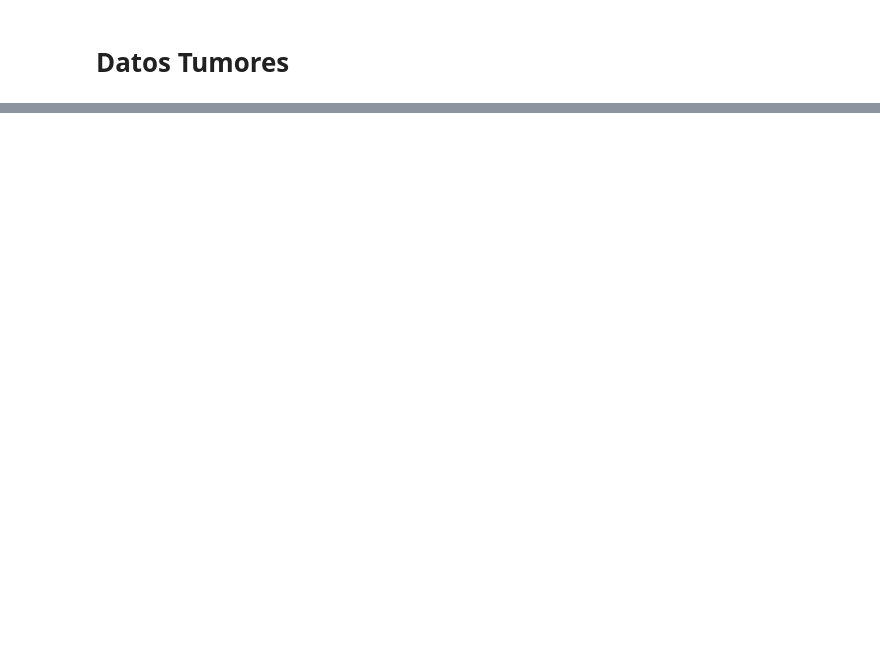
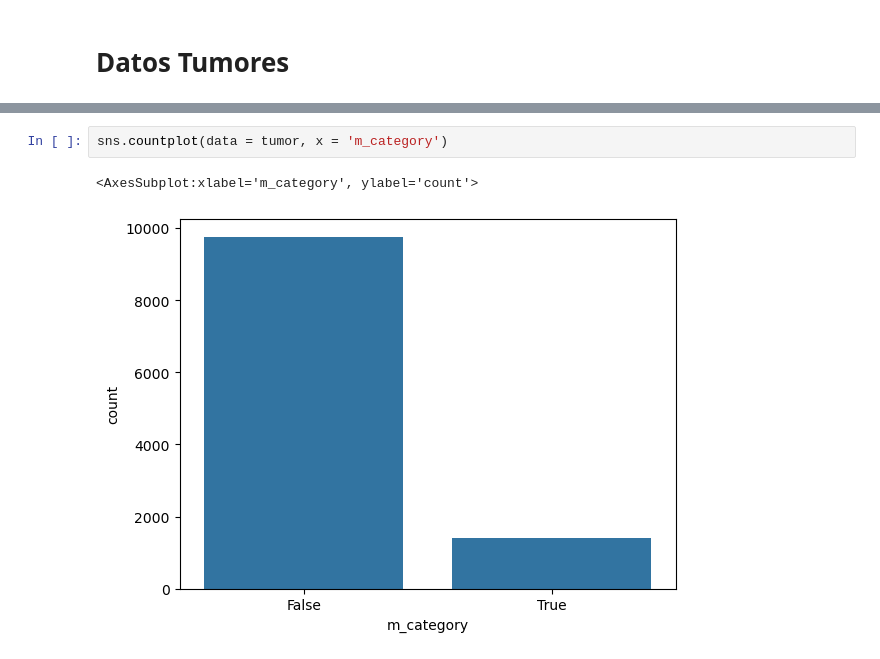
Before and after one commit to RubenCid35/CancerRiskProfiling, a Jupyter notebook: notebooks/02-preprocesado.ipynb, the cells around one changed output, grey strips where cells are left out. Cells and saved outputs as stored; diff of their text form; blank space fills up the shorter version.

```diff
--- a/notebooks/02-preprocesado.ipynb
+++ b/notebooks/02-preprocesado.ipynb
@@ -417,0 +486,5 @@ memory usage: 390.8 KB
+# %%
+sns.countplot(data = tumor, x = 'm_category')
+# %% [output]
+<AxesSubplot:xlabel='m_category', ylabel='count'>
+[figure, added]
```
Also changed, not shown: parts of 17 cells of this notebook, 1 other file.
